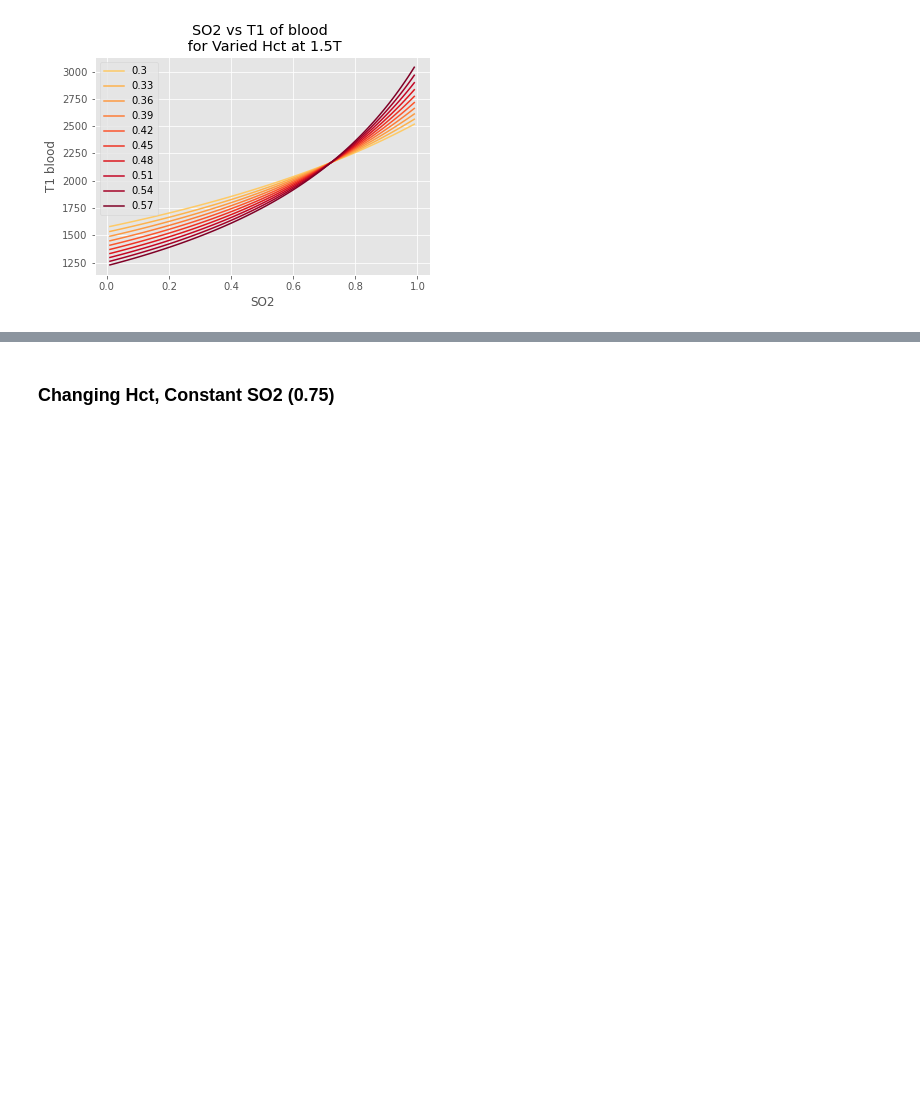
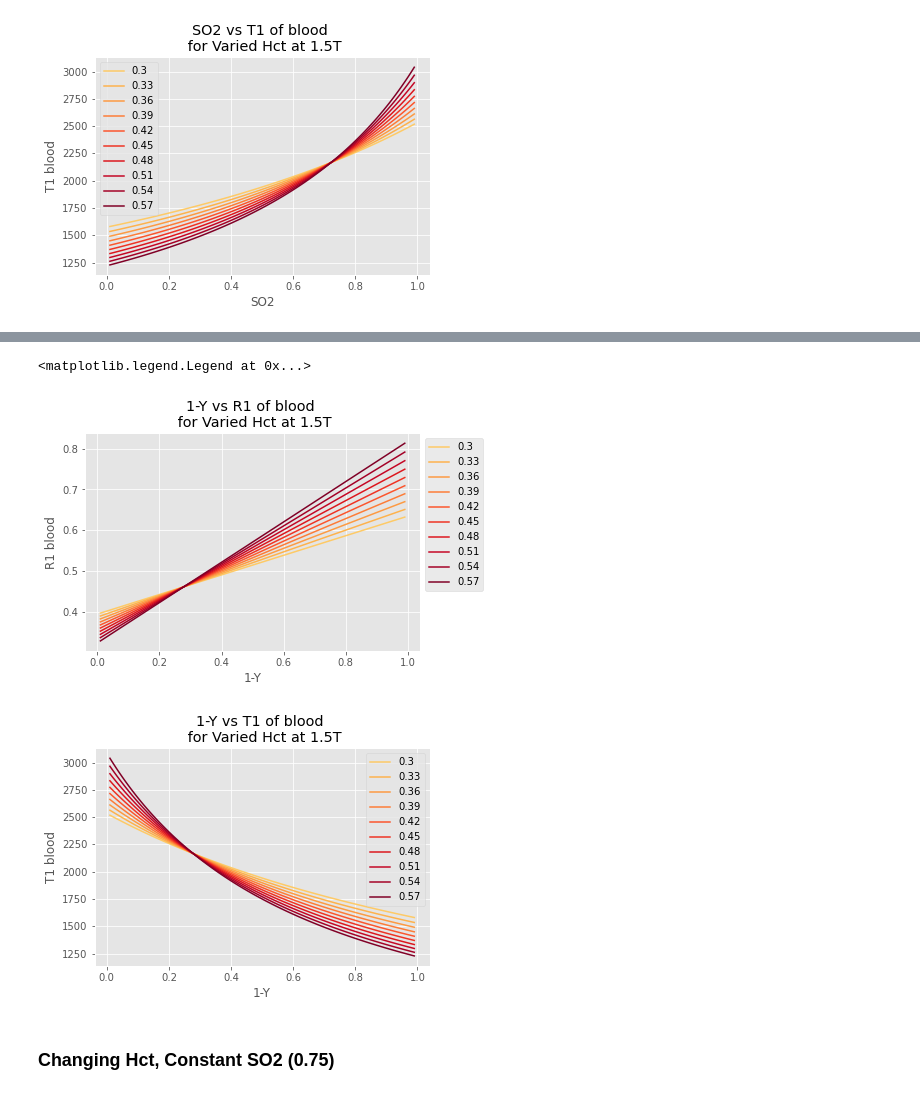
Before and after one commit to em-blue/relaxivity_pO2_notebooks, a Jupyter notebook: relaxivity_po2_playground.ipynb, the cells around one changed output, grey strips where cells are left out. Cells and saved outputs as stored; diff of their text form; code cells hidden in the pictures; blank space fills up the shorter version.

```diff
--- a/relaxivity_po2_playground.ipynb
+++ b/relaxivity_po2_playground.ipynb
@@ -250,3 +254,67 @@ plt.legend()
+# %%
+B0=1.5 # Tesla
+ # from 0-1
+Hb=5.15 # mmol Hb tetramer/L plasma
+fwatere=(0.7*Hct)/((0.7*Hct)+0.95*(1-Hct))
+#print(fwatere)
+r1deoxyHb=0.033 #s-1 L plasma in erythrocyte / mmol Hb tetramer
+r1=0.00025 #s-1/mmHg
+
+fig1 = plt.figure()
+ax1 = fig1.add_subplot(111)
+
+
+
+for x in range(30,60,3):
+    Hct=x/100
+    fwatere=(0.7*Hct)/((0.7*Hct)+0.95*(1-Hct))
+    so2=(np.arange(1,100))/100
+
+    R1_blood=fwatere*(1.099-(0.057*B0)+((0.033*Hb)*1-so2))+((1-fwatere)*(0.496-0.023*B0))
+
+    plt.plot((1-so2),R1_blood,label=str(Hct))
+    plt.title('1-Y vs R1 of blood \n for Varied Hct at 1.5T')
+    plt.xlabel('1-Y')
+    plt.ylabel('R1 blood')
+    ax.set_aspect(0.8/ax.get_data_ratio(), adjustable='box')
+
+
+colormap = plt.cm.YlOrRd #nipy_spectral, Set1,Paired
+colors = [colormap(i) for i in np.linspace(0.3, 1,len(ax1.lines))]
+for i,j in enumerate(ax1.lines):
+    j.set_color(colors[i])
+plt.legend(bbox_to_anchor=(1, 1))
+
+fig1 = plt.figure()
+ax1 = fig1.add_subplot(111)
+
+
+
+for x in range(30,60,3):
+    Hct=x/100
+    fwatere=(0.7*Hct)/((0.7*Hct)+0.95*(1-Hct))
+    so2=(np.arange(1,100))/100
+
+    R1_blood=fwatere*(1.099-(0.057*B0)+((0.033*Hb)*1-so2))+((1-fwatere)*(0.496-0.023*B0))
+    T1_blood=(1/R1_blood)*1000
+
+
+    plt.plot((1-so2),T1_blood,label=str(Hct))
+    plt.title('1-Y vs T1 of blood \n for Varied Hct at 1.5T')
+    plt.xlabel('1-Y')
+    plt.ylabel('T1 blood')
+    ax.set_aspect(0.8/ax.get_data_ratio(), adjustable='box')
+
+
+colormap = plt.cm.YlOrRd #nipy_spectral, Set1,Paired
+colors = [colormap(i) for i in np.linspace(0.3, 1,len(ax1.lines))]
+for i,j in enumerate(ax1.lines):
+    j.set_color(colors[i])
+plt.legend()
+# %% [output]
+<matplotlib.legend.Legend at 0x...>
+[figure, added]
+[figure, added]
 # %% [markdown]
 ### Changing Hct, Constant SO2 (0.75)
 # %%
```
Also changed, not shown: parts of 1 cell of this notebook, 2 other files.
